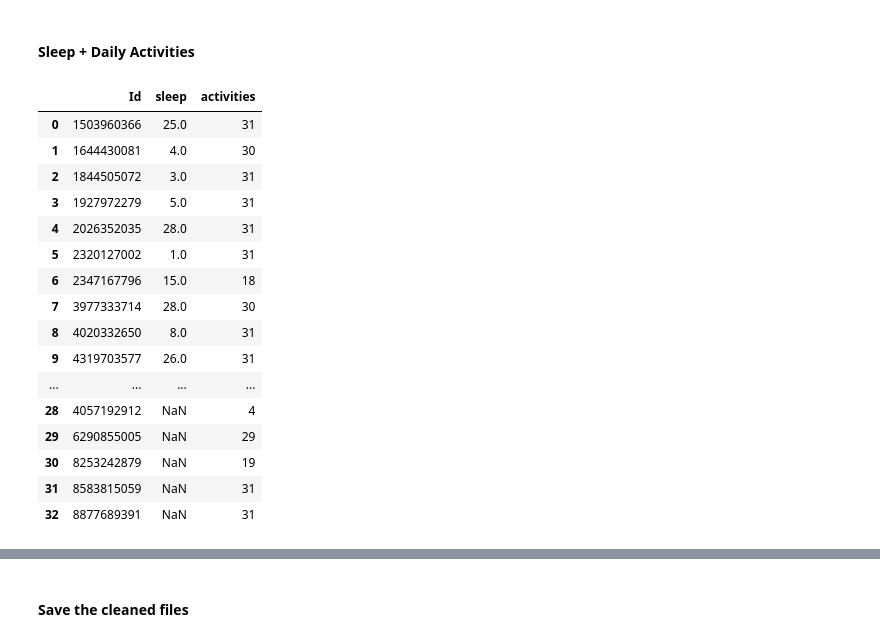
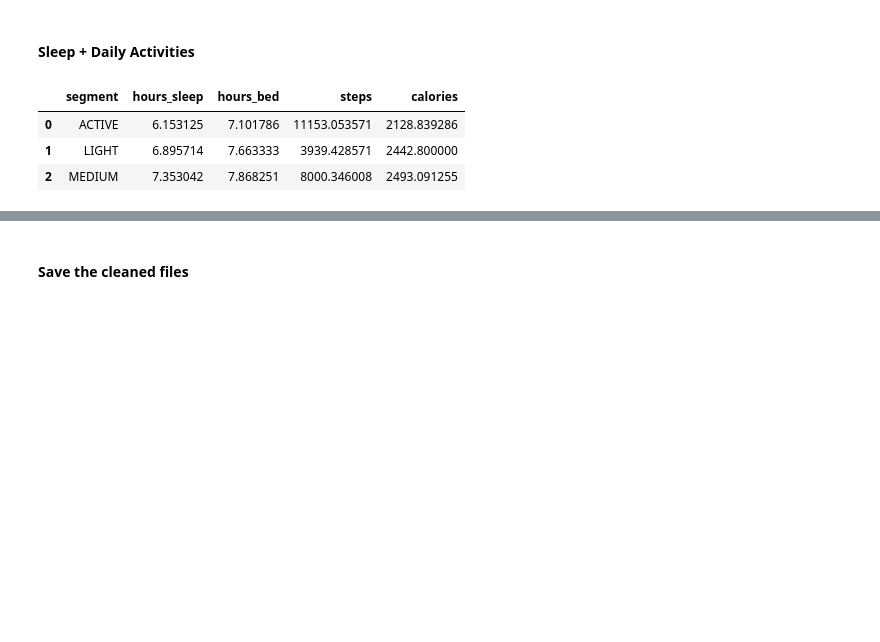
Before and after one commit to mrakelinggar/Google-Data-Analytics-Capstone---Bellabeat, a Jupyter notebook: BellaBeat Capstone Project.ipynb, the cells around one changed output, grey strips where cells are left out. Saved outputs shown, nothing was run; the diff lists cells and outputs as text; code cells hidden in the pictures; blank space fills up the shorter version.

```diff
--- a/1 - Data Checker.ipynb
+++ b/BellaBeat Capstone Project.ipynb
@@ -1345,25 +1361,22 @@ Regarding the sleep patterns by day, we found:
 # %%
 user_sleep = sleepDay_merged.groupby('Id').datetime.nunique().reset_index()
 user_activities = dailyActivity_merged.groupby('Id').date.nunique().reset_index()
 
-user_combined = user_sleep.merge(user_activities, on='Id', how='outer')
-user_combined.columns = ['Id', 'sleep', 'activities']
-user_combined
+user_combined = sleepDay_merged[['Id', 'datetime', 'TotalHoursAsleep', 'TotalHoursInBed']].merge(dailyActivity_merged[['Id', 'date', 'TotalSteps', 'TotalDistance', 'Calories', 'weekday', 'week']],
+    left_on=['Id', 'datetime'],
+    right_on=['Id', 'date'], how='outer').merge(user_segments[['Id', 'segment']], on='Id', how='left')
+# user_combined.columns = ['Id', 'sleep', 'activities']
+
+user_combined_smy = user_combined[~user_combined.TotalHoursInBed.isnull()].groupby(['segment']).agg(
+    hours_sleep = ('TotalHoursAsleep', np.mean),
+    hours_bed = ('TotalHoursInBed', np.mean),
+    steps = ('TotalSteps', np.mean),
+    calories = ('Calories', np.mean),
+).reset_index()
+
+user_combined_smy
 # %% [output]
-|  | Id | sleep | activities |
-| 0 | 1503960366 | 25.0 | 31 |
-| 1 | 1644430081 | 4.0 | 30 |
-| 2 | 1844505072 | 3.0 | 31 |
-| 3 | 1927972279 | 5.0 | 31 |
-| 4 | 2026352035 | 28.0 | 31 |
-| 5 | 2320127002 | 1.0 | 31 |
-| 6 | 2347167796 | 15.0 | 18 |
-| 7 | 3977333714 | 28.0 | 30 |
-| 8 | 4020332650 | 8.0 | 31 |
-| 9 | 4319703577 | 26.0 | 31 |
-| ... | ... | ... | ... |
-| 28 | 4057192912 | NaN | 4 |
-| 29 | 6290855005 | NaN | 29 |
-| 30 | 8253242879 | NaN | 19 |
-| 31 | 8583815059 | NaN | 31 |
-| 32 | 8877689391 | NaN | 31 |
+|  | segment | hours_sleep | hours_bed | steps | calories |
+| 0 | ACTIVE | 6.153125 | 7.101786 | 11153.053571 | 2128.839286 |
+| 1 | LIGHT | 6.895714 | 7.663333 | 3939.428571 | 2442.800000 |
+| 2 | MEDIUM | 7.353042 | 7.868251 | 8000.346008 | 2493.091255 |
```
Also changed, not shown: parts of 15 cells of this notebook.
